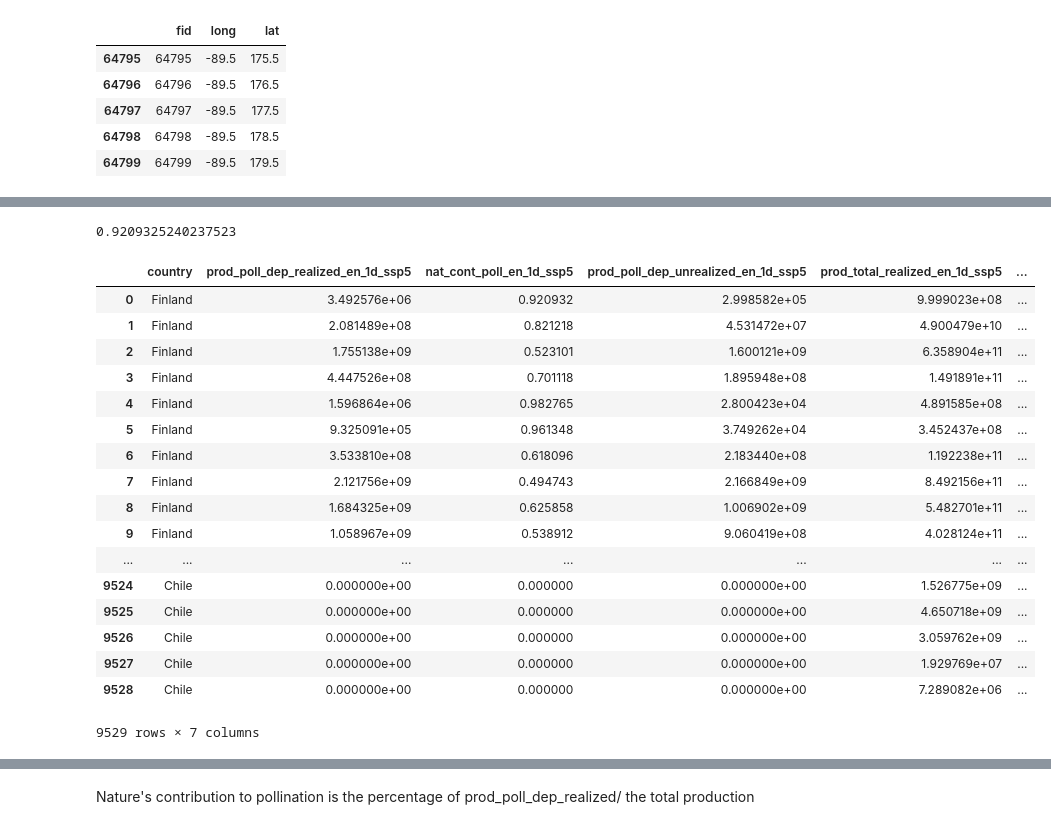
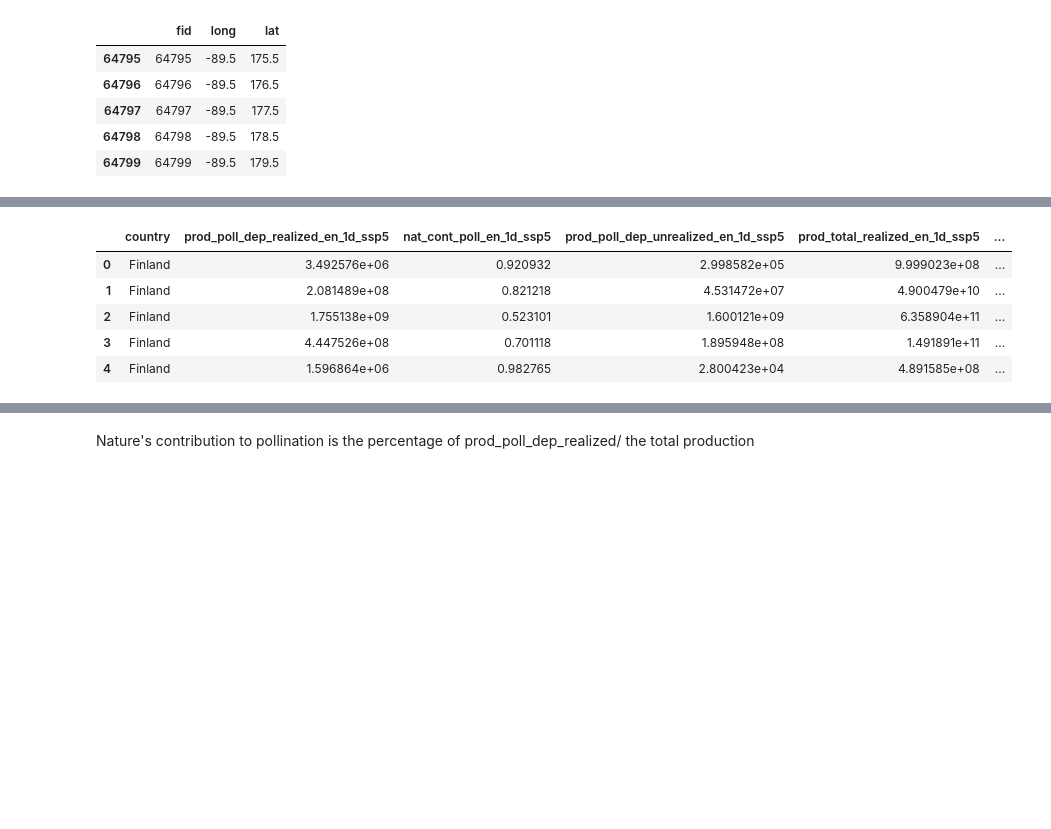
Before and after one commit to AhmedAhres/AhmedAhres.github.io, a Jupyter notebook: DataExploration.ipynb, the cells around one changed output, grey strips where cells are left out. Cells and saved outputs as stored; diff of their text form; code cells hidden in the pictures; blank space fills up the shorter version.

```diff
--- a/DataExploration.ipynb
+++ b/DataExploration.ipynb
@@ -316,7 +291,7 @@ Observations:
 
 - GRIDCODE is unique.
 # %%
-latlong = pd.read_csv("latlong_pollination.csv")
+latlong = pd.read_csv("./data/latlong_pollination.csv")
 latlong.columns = ['fid', 'long','lat']
 latlong.tail()
 # %% [output]
@@ -351,27 +306,11 @@ list(pollination_table.columns)
-# %%
-3.492576e+06/(3.492576e+06+2.998582e+05)
-# %% [output]
-0.9209325240237523
 # %%
-pollination_table[['country','prod_poll_dep_realized_en_1d_ssp5','nat_cont_poll_en_1d_ssp5','prod_poll_dep_unrealized_en_1d_ssp5','prod_total_realized_en_1d_ssp5','nut_req_en_1d_ssp5','poll_cont_nut_req_en_1d_ssp5']]
+pollination_table[['country','prod_poll_dep_realized_en_1d_ssp5','nat_cont_poll_en_1d_ssp5','prod_poll_dep_unrealized_en_1d_ssp5','prod_total_realized_en_1d_ssp5','nut_req_en_1d_ssp5','poll_cont_nut_req_en_1d_ssp5']].head()
 # %% [output]
 |  | country | prod_poll_dep_realized_en_1d_ssp5 | nat_cont_poll_en_1d_ssp5 | prod_poll_dep_unrealized_en_1d_ssp5 | prod_total_realized_en_1d_ssp5 | ... |
 | 0 | Finland | 3.492576e+06 | 0.920932 | 2.998582e+05 | 9.999023e+08 | ... |
 | 1 | Finland | 2.081489e+08 | 0.821218 | 4.531472e+07 | 4.900479e+10 | ... |
 | 2 | Finland | 1.755138e+09 | 0.523101 | 1.600121e+09 | 6.358904e+11 | ... |
 | 3 | Finland | 4.447526e+08 | 0.701118 | 1.895948e+08 | 1.491891e+11 | ... |
 | 4 | Finland | 1.596864e+06 | 0.982765 | 2.800423e+04 | 4.891585e+08 | ... |
-| 5 | Finland | 9.325091e+05 | 0.961348 | 3.749262e+04 | 3.452437e+08 | ... |
-| 6 | Finland | 3.533810e+08 | 0.618096 | 2.183440e+08 | 1.192238e+11 | ... |
-| 7 | Finland | 2.121756e+09 | 0.494743 | 2.166849e+09 | 8.492156e+11 | ... |
-| 8 | Finland | 1.684325e+09 | 0.625858 | 1.006902e+09 | 5.482701e+11 | ... |
-| 9 | Finland | 1.058967e+09 | 0.538912 | 9.060419e+08 | 4.028124e+11 | ... |
-| ... | ... | ... | ... | ... | ... | ... |
-| 9524 | Chile | 0.000000e+00 | 0.000000 | 0.000000e+00 | 1.526775e+09 | ... |
-| 9525 | Chile | 0.000000e+00 | 0.000000 | 0.000000e+00 | 4.650718e+09 | ... |
-| 9526 | Chile | 0.000000e+00 | 0.000000 | 0.000000e+00 | 3.059762e+09 | ... |
-| 9527 | Chile | 0.000000e+00 | 0.000000 | 0.000000e+00 | 1.929769e+07 | ... |
-| 9528 | Chile | 0.000000e+00 | 0.000000 | 0.000000e+00 | 7.289082e+06 | ... |
-9529 rows × 7 columns
 # %%
 unxncp = all_datasets['unxncp'].merge(latlong, left_on='fid', right_on='fid', how='inner')
```
Also changed, not shown: parts of 24 cells of this notebook, 17 other files.
